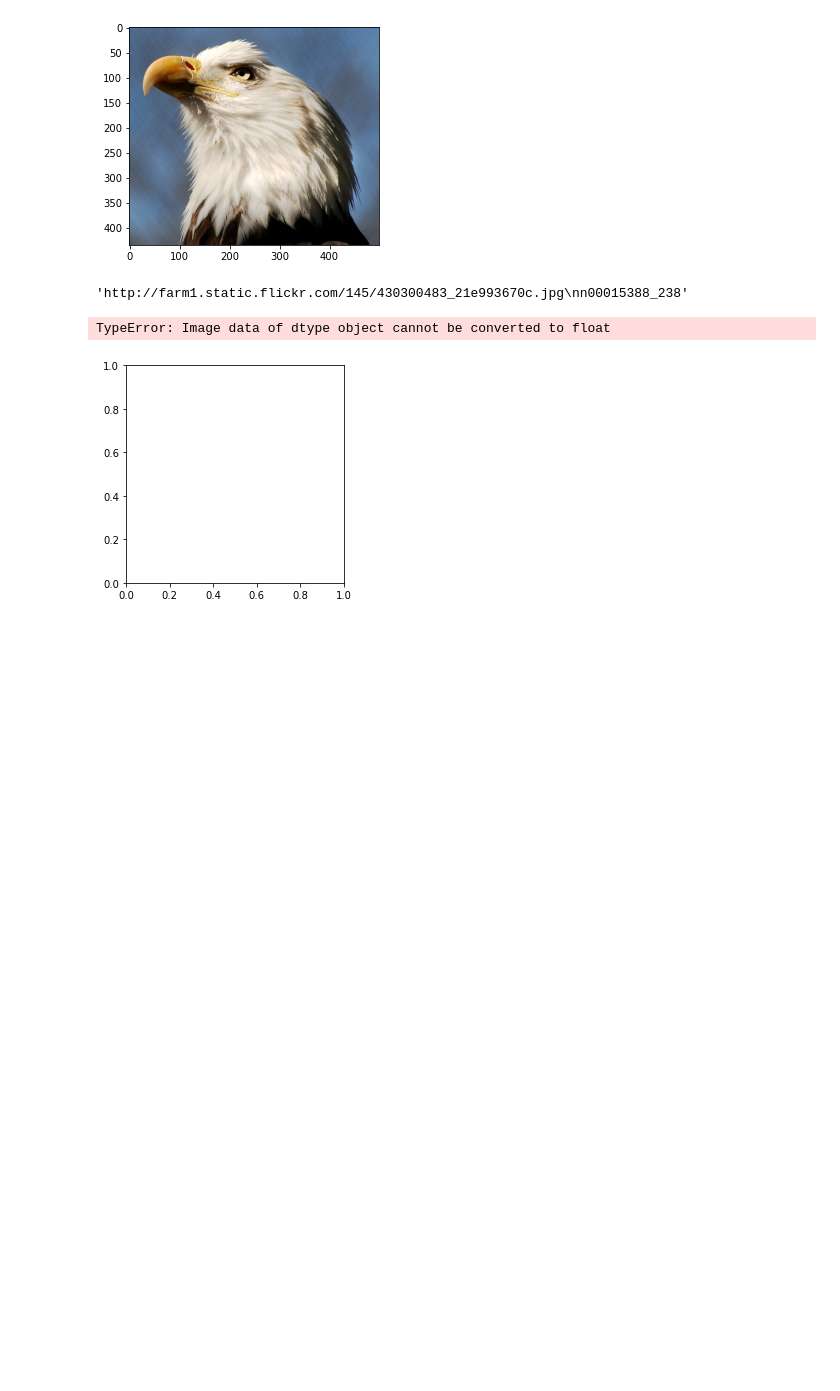
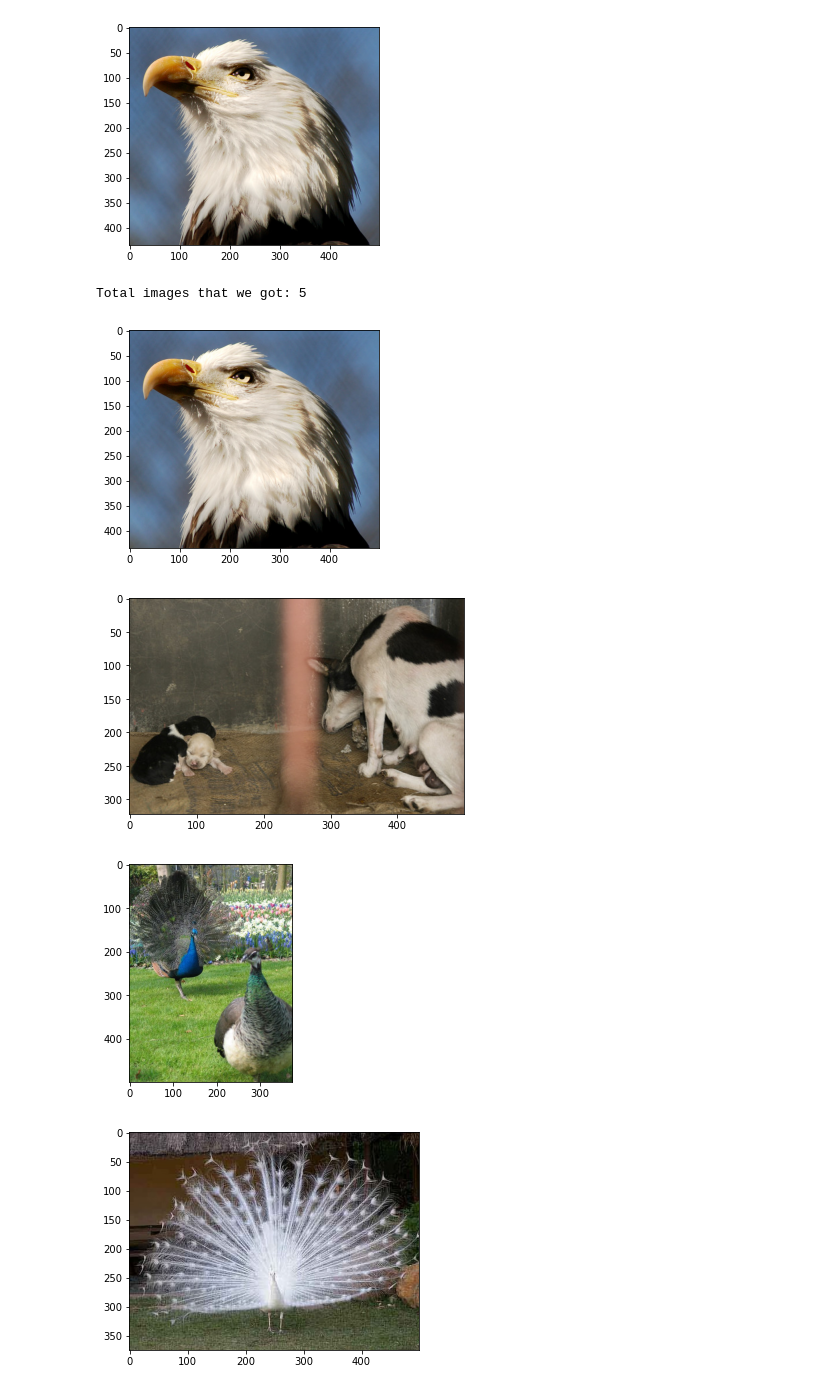
Before and after one commit to Kevin-JK-Liu/ML100Ddays, a Jupyter notebook: homework/Day_005-2_HW.ipynb, the cells around one changed output. Cells and saved outputs as stored; diff of their text form; code cells hidden in the pictures; blank space fills up the shorter version.

```diff
--- a/homework/Day_005-2_HW.ipynb
+++ b/homework/Day_005-2_HW.ipynb
@@ -50,7 +66,7 @@ import numpy as np
 import matplotlib.pyplot as plt
 
 # 請用 df.loc[...] 得到第一筆資料的連結
-first_link = df.iloc[1,0]
+first_link = df.iloc[0,1]
 
 response = requests.get(first_link)
 img = Image.open(BytesIO(response.content))
@@ -61,27 +77,32 @@ plt.imshow(img)
 plt.show()
 # %% [output]
 [figure]
-# %%
-def img2arr_fromURLs(url_list, resize = False):
-
-    """
-    請完成這個 Function
-    Args
-        - url_list: list of URLs
-        - resize: bool
-    Return
-        - list of array
-    """
-
-    return img_list
-# %% [output]
-'http://farm1.static.flickr.com/145/430300483_21e993670c.jpg\nn00015388_238'
-# %%
-for im_get in range(1,3):
-    first_link = df.iloc[im_get,0]
-    response = requests.get(first_link)
-    plt.imshow(response)
-    plt.show()
-# %% [output]
-TypeError: Image data of dtype object cannot be converted to float
-[figure, removed]
+# %%
+def img2arr_fromURLs(url_list, resize = False):
+    img_list = []
+    for url in url_list:
+        response = requests.get(url)
+        try:
+            img = Image.open(BytesIO(response.content))
+            if resize:
+                img = img.resize((256,256)) # 假如 resize, 就先統一到 256 x 256
+            img = np.array(img)
+            img_list.append(img)
+        except:
+            # 只有在 response.status_code 為 200 時，才可以取得圖片，若有 404 或其他 status code, 會碰到 Error, 所以我們用 Try 語法避開取不到的狀況
+            pass
+
+    return img_list
+# %%
+result = img2arr_fromURLs(df[0:10][1].values)
+print("Total images that we got: %i " % len(result)) # 如果不等於 5, 代表有些連結失效囉
+
+for im_get in result:
+    plt.imshow(im_get)
+    plt.show()
+# %% [output]
+Total images that we got: 5
+[figure, added]
+[figure, added]
+[figure, added]
+[figure, added]
```
Also changed, not shown: parts of 8 cells of this notebook.
